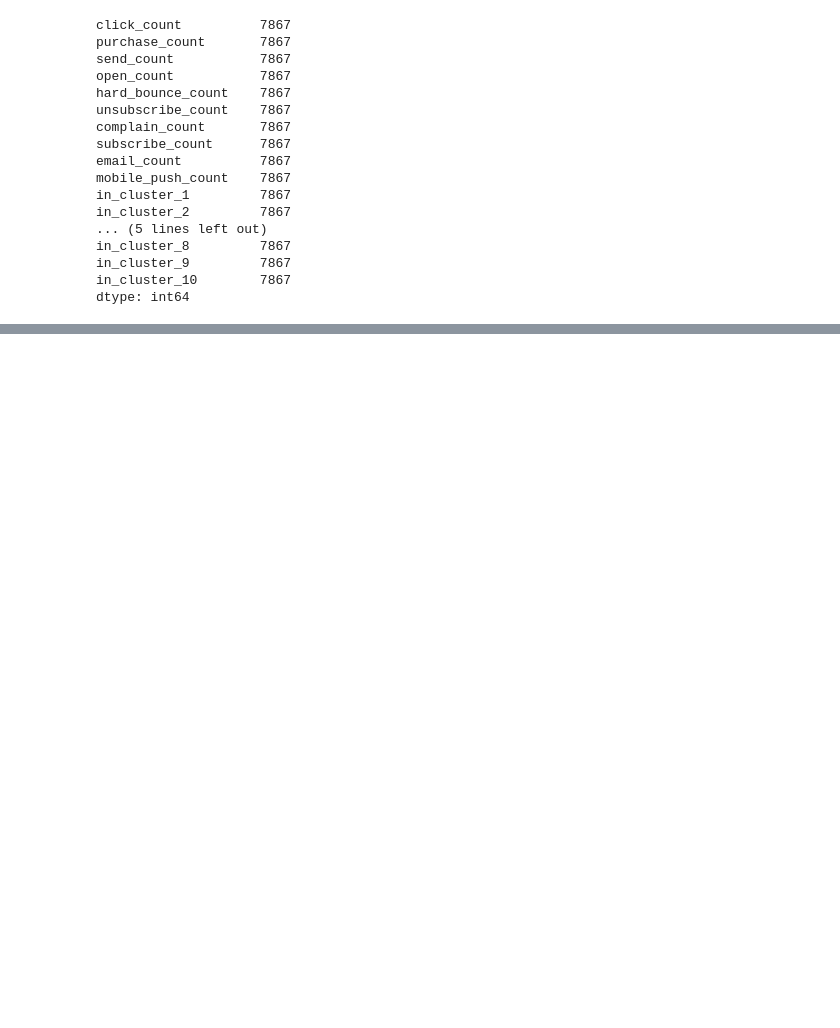
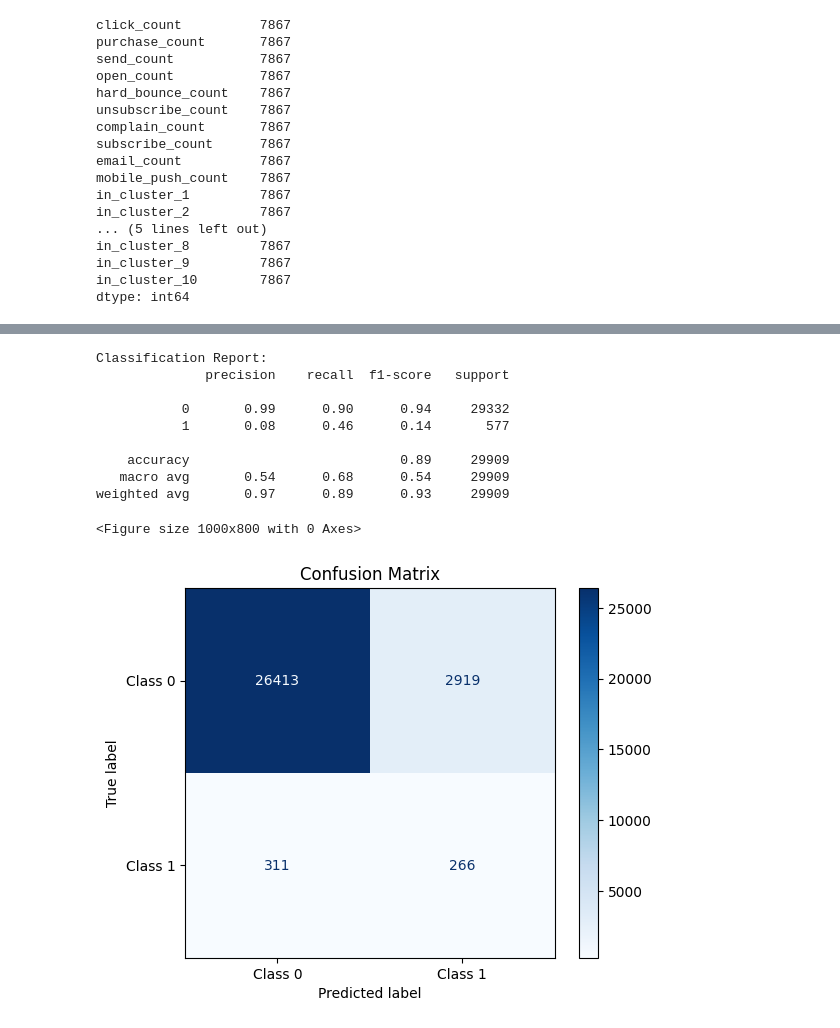
Before and after one commit to quicly/mast_project_2, a Jupyter notebook: Jupy.ipynb, the cells around one changed output, grey strips where cells are left out. Drawn from its saved outputs; the diff is of its cells as text; code cells hidden in the pictures; blank space fills up the shorter version.

```diff
--- a/Jupy.ipynb
+++ b/Jupy.ipynb
@@ -897,0 +1010,29 @@ weighted avg       0.97      0.98      0.97     29909
+# %%
+threshold = 0.2
+y_pred = (y_proba_positive >= threshold).astype(int)
+
+print('Classification Report:')
+print(classification_report(y_train, y_pred))
+
+
+conf_matrix = confusion_matrix(y_train, y_pred)
+
+plt.figure(figsize=(10, 8))
+ConfusionMatrixDisplay(
+    confusion_matrix=conf_matrix,
+    display_labels=['Class 0', 'Class 1']
+).plot(cmap='Blues', values_format='d')
+plt.title('Confusion Matrix')
+plt.grid(False)
+# %% [output]
+Classification Report:
+              precision    recall  f1-score   support
+
+           0       0.99      0.90      0.94     29332
+           1       0.08      0.46      0.14       577
+
+    accuracy                           0.89     29909
+   macro avg       0.54      0.68      0.54     29909
+weighted avg       0.97      0.89      0.93     29909
+<Figure size 1000x800 with 0 Axes>
+[figure, added]
```
Also changed, not shown: parts of 98 cells of this notebook.
